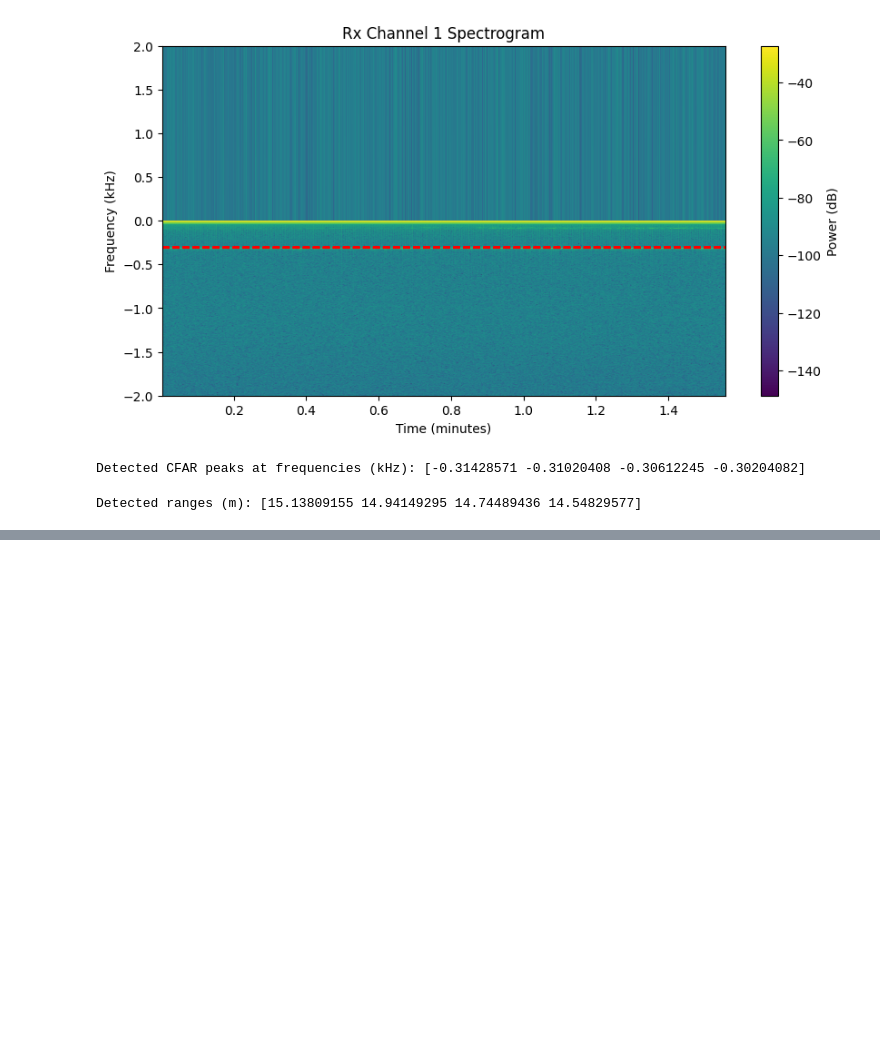
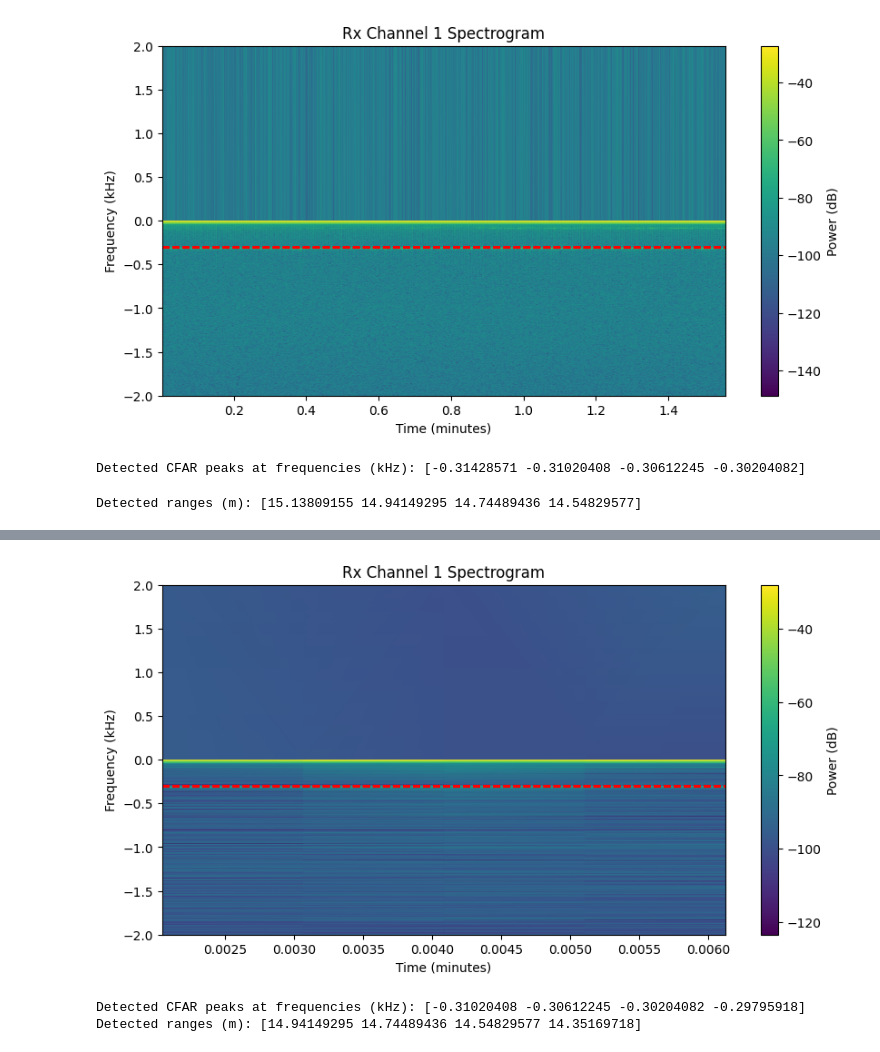
Before and after one commit to nathanbowness/UAV-Object-Tracking, a Jupyter notebook: td_analysis_spectrogram.ipynb, the cells around one changed output, grey strips where cells are left out. Cells and saved outputs as stored; diff of their text form; code cells hidden in the pictures; blank space fills up the shorter version.

```diff
--- a/td_analysis_spectrogram.ipynb
+++ b/td_analysis_spectrogram.ipynb
@@ -205,0 +206,40 @@ plt.show()
+# %%
+# Compute the average power across time
+avg_power1 = np.mean(np.abs(Sxx1), axis=1)
+
+# Parameters for CFAR
+num_train = 10  # Number of training cells
+num_guard = 2   # Number of guard cells
+rate_fa = 5     # False alarm rate multiplier (adjust as needed)
+
+# Apply CFAR
+cfar_mask = cfar_detector(avg_power1, num_train, num_guard, rate_fa)
+
+# Plotting the spectrogram
+plt.figure(figsize=(10, 5))
+plt.pcolormesh(t1 / 60, f1 / 1e3, 10 * np.log10(np.abs(Sxx1)), shading='gouraud')
+plt.colorbar(label='Power (dB)')
+plt.xlabel('Time (minutes)')
+plt.ylabel('Frequency (kHz)')
+plt.ylim([-2, 2])  # Limit frequency range to -2 to 2 kHz
+plt.title('Rx Channel 1 Spectrogram')
+
+# Highlight detected peaks with CFAR
+detected_freqs = f1[cfar_mask == 1]
+for freq in detected_freqs:
+    plt.hlines(freq / 1e3, xmin=t1[0] / 60, xmax=t1[-1] / 60, color='red', linestyle='--')
+
+plt.show()
+
+# Print the detected frequencies in kHz
+print("Detected CFAR peaks at frequencies (kHz):", detected_freqs / 1e3)
+
+detected_freqs_hz = detected_freqs  # Detected beat frequencies in Hz
+
+# Convert the beat frequencies to range (distance)
+ranges = (C * detected_freqs_hz) / (2 * m_w)
+print("Detected ranges (m):", abs(ranges))
+# %% [output]
+[figure, added]
+Detected CFAR peaks at frequencies (kHz): [-0.31020408 -0.30612245 -0.30204082 -0.29795918]
+Detected ranges (m): [14.94149295 14.74489436 14.54829577 14.35169718]
```
Also changed, not shown: parts of 1 cell of this notebook, 4 other files.
